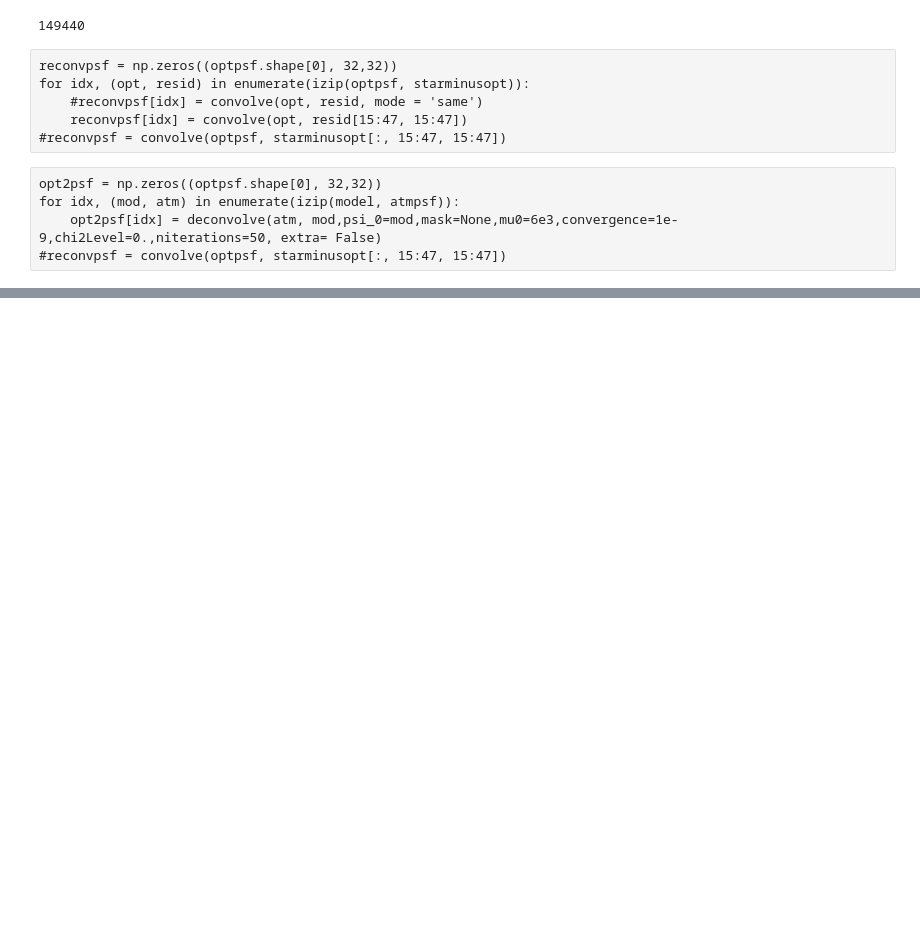
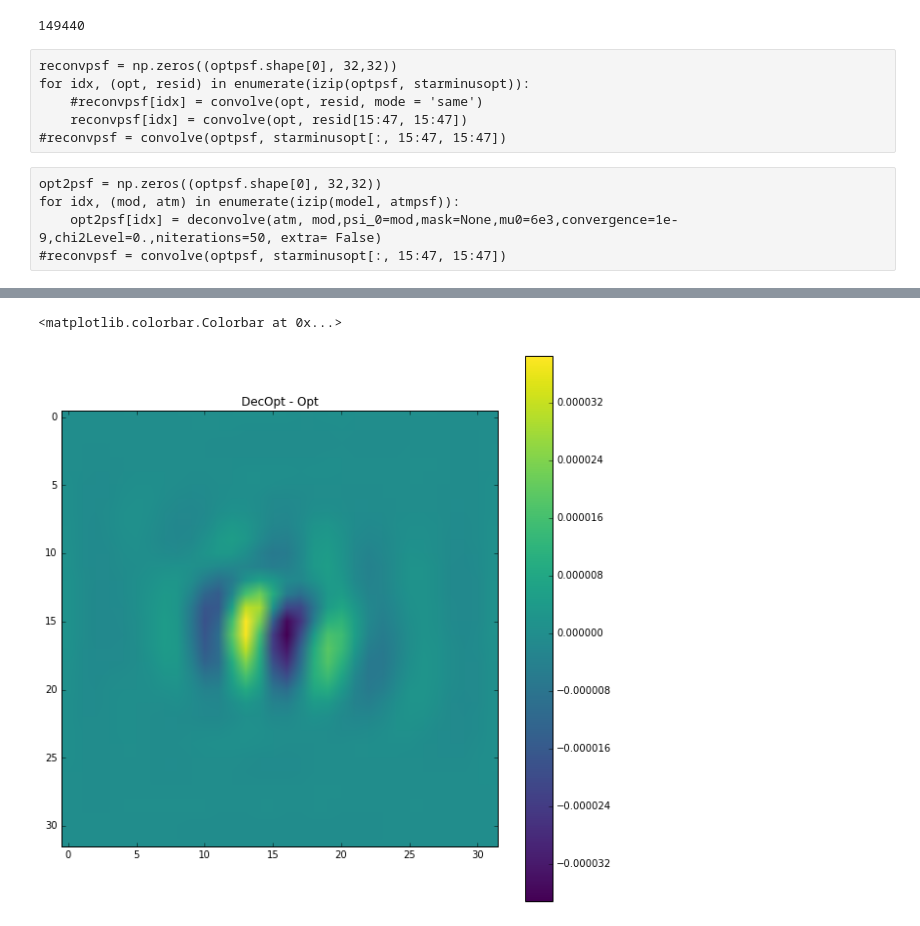
Before and after one commit to aaronroodman/DeconvolvePSF, a Jupyter notebook: Deconvolve Test.ipynb, the cells around one changed output, grey strips where cells are left out. Saved outputs shown, nothing was run; the diff lists cells and outputs as text; code cells hidden in the pictures; blank space fills up the shorter version.

```diff
--- a/Deconvolve Test.ipynb
+++ b/Deconvolve Test.ipynb
@@ -234,0 +314,8 @@ pwd
+# %%
+plt.figure(figsize = (10,10))
+plt.title('DecOpt - Opt')
+im = plt.imshow(dec - optpsf[idx])
+plt.colorbar(im)
+# %% [output]
+<matplotlib.colorbar.Colorbar at 0x...>
+[figure, added]
```
Also changed, not shown: parts of 7 cells of this notebook.
